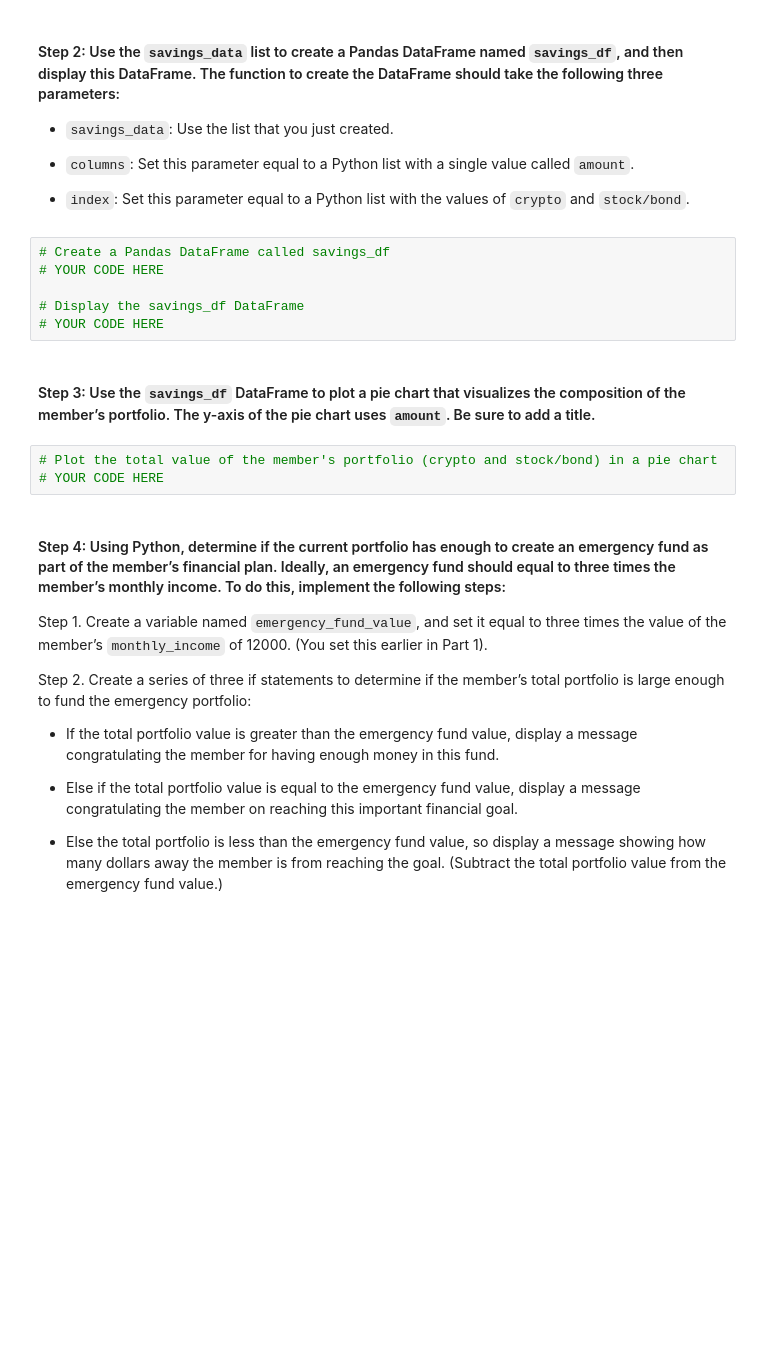
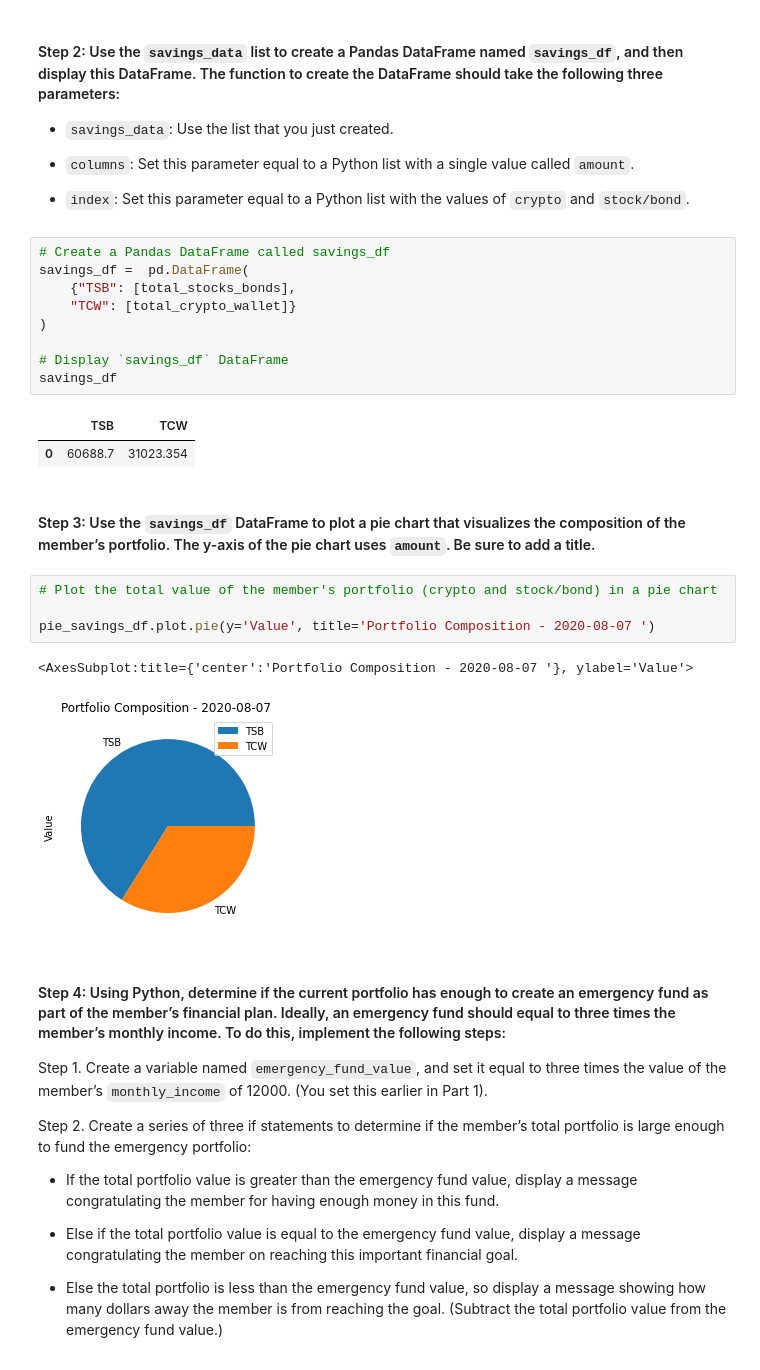
Before and after one commit to MichaelRDionne/Module-5-Challenge-, a Jupyter notebook: financial_planning_tools.ipynb, the cells around one changed output. Drawn from its saved outputs; the diff is of its cells as text; blank space fills up the shorter version.

```diff
--- a/financial_planning_tools.ipynb
+++ b/financial_planning_tools.ipynb
@@ -362,15 +362,25 @@ In this section, you’ll use the valuations for the cryptocurrency wallet and f
 - `index`: Set this parameter equal to a Python list with the values of `crypto` and `stock/bond`.
 # %%
 # Create a Pandas DataFrame called savings_df
-# YOUR CODE HERE
+savings_df =  pd.DataFrame(
+    {"TSB": [total_stocks_bonds],
+    "TCW": [total_crypto_wallet]}
+)
 
-# Display the savings_df DataFrame
-# YOUR CODE HERE
+# Display `savings_df` DataFrame
+savings_df
+# %% [output]
+|  | TSB | TCW |
+| 0 | 60688.7 | 31023.354 |
 # %% [markdown]
 #### Step 3: Use the `savings_df` DataFrame to plot a pie chart that visualizes the composition of the member’s portfolio. The y-axis of the pie chart uses `amount`. Be sure to add a title.
 # %%
 # Plot the total value of the member's portfolio (crypto and stock/bond) in a pie chart
-# YOUR CODE HERE
+
+pie_savings_df.plot.pie(y='Value', title='Portfolio Composition - 2020-08-07 ')
+# %% [output]
+<AxesSubplot:title={'center':'Portfolio Composition - 2020-08-07 '}, ylabel='Value'>
+[figure, added]
 # %% [markdown]
 #### Step 4: Using Python, determine if the current portfolio has enough to create an emergency fund as part of the member’s financial plan. Ideally, an emergency fund should equal to three times the member’s monthly income. To do this, implement the following steps:
 
```
Also changed, not shown: parts of 14 cells of this notebook.
